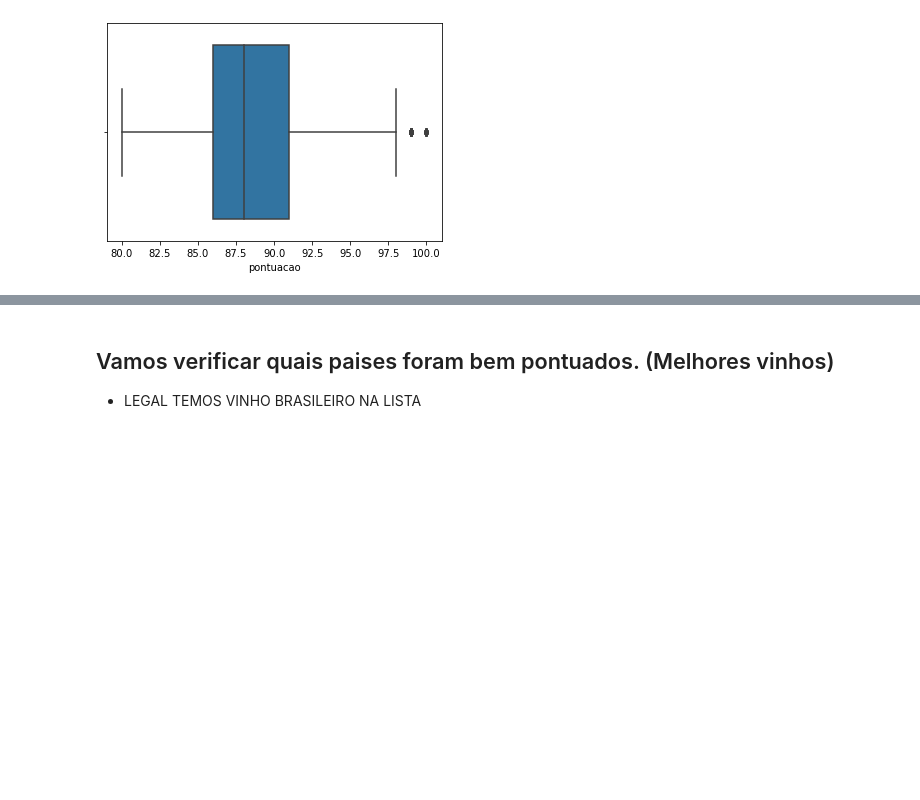
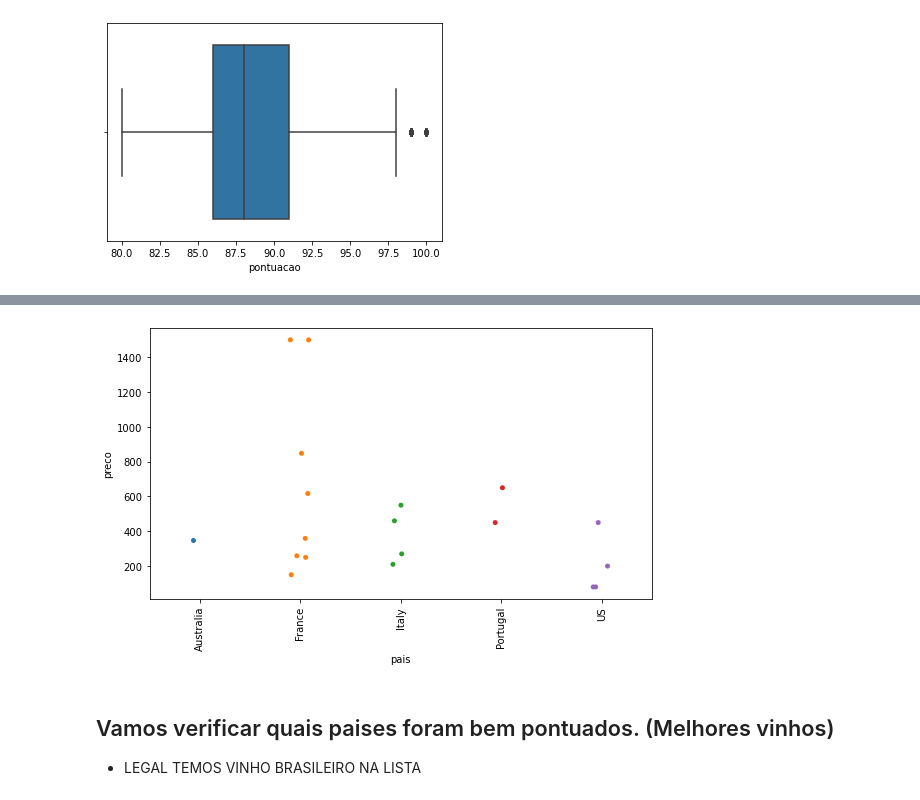
Before and after one commit to pffilho/wine-reviews, a Jupyter notebook: wine_review.ipynb, the cells around one changed output, grey strips where cells are left out. Cells and saved outputs as stored; diff of their text form; code cells hidden in the pictures; blank space fills up the shorter version.

```diff
--- a/wine_review.ipynb
+++ b/wine_review.ipynb
@@ -322,3 +346,10 @@ sns.boxplot(data=df_principal, x=df_principal['pontuacao'])
+# %%
+df_visao = df_principal[['pais', 'preco']][df_principal['pontuacao'] > 99]
+plt.subplots(figsize=(9,5))
+sns.stripplot(data = df_visao, x='pais', y='preco')
+plt.xticks(rotation=90);
+# %% [output]
+[figure, added]
 # %% [markdown]
 ## Vamos verificar quais paises foram bem pontuados. (Melhores vinhos)
 * LEGAL TEMOS VINHO BRASILEIRO NA LISTA
```
Also changed, not shown: parts of 3 cells of this notebook.
